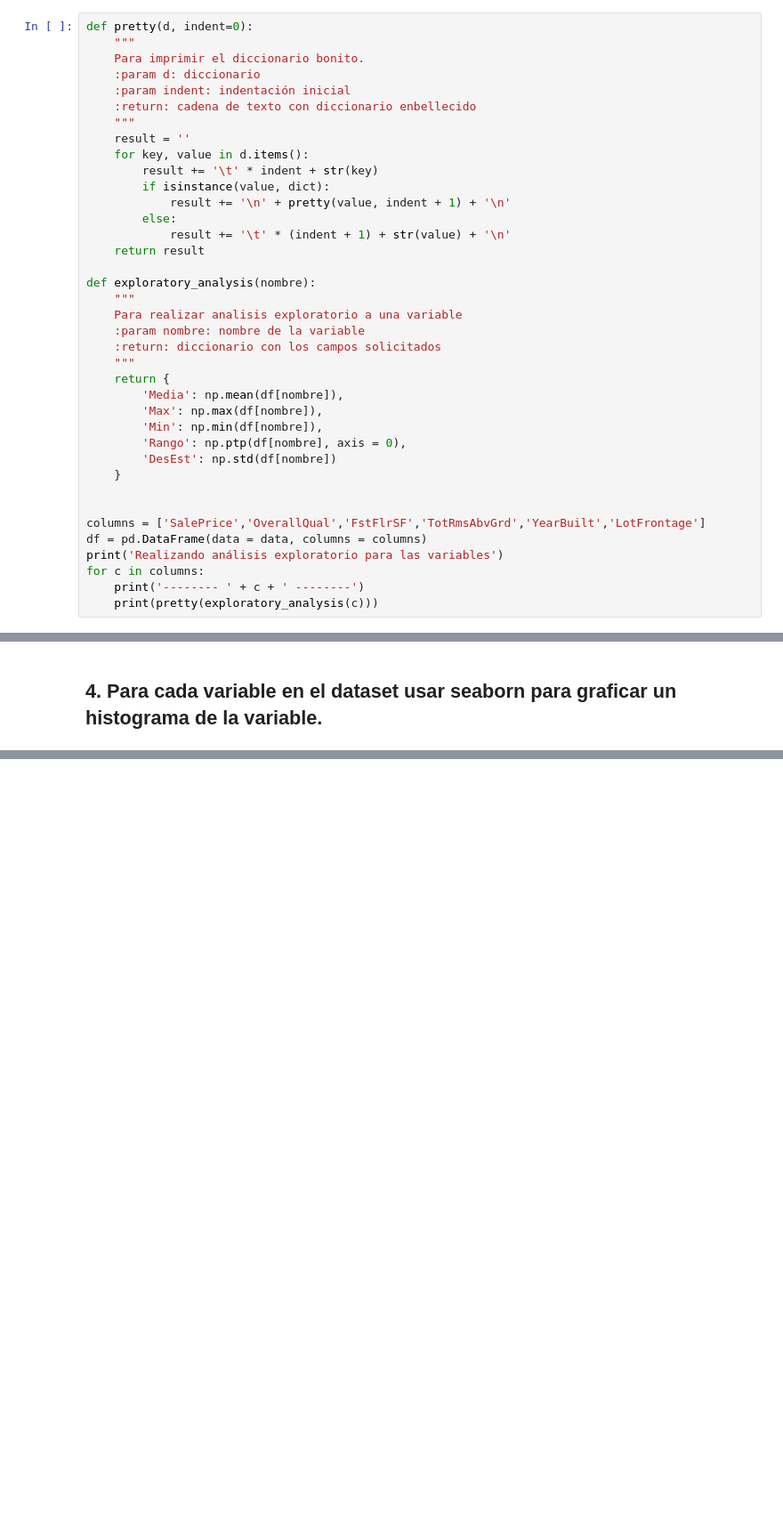
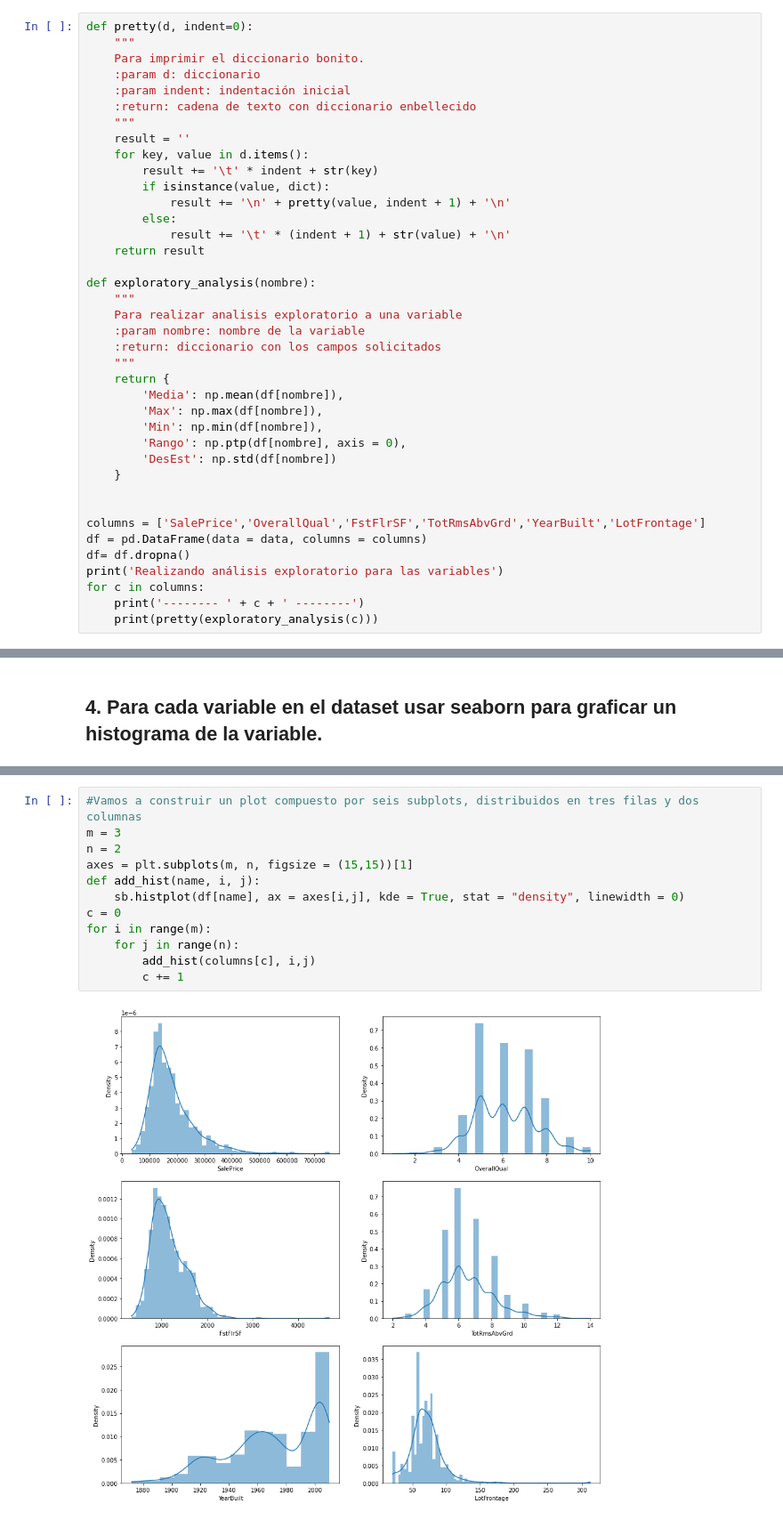
Before and after one commit to estuardonavarro/CDP_Proyecto, a Jupyter notebook: Proyecto.ipynb, the cells around one changed output, grey strips where cells are left out. Shown at 89% size. Saved outputs shown, nothing was run; the diff lists cells and outputs as text; blank space fills up the shorter version.

```diff
--- a/Proyecto.ipynb
+++ b/Proyecto.ipynb
@@ -71,6 +71,7 @@ def exploratory_analysis(nombre):
 
 columns = ['SalePrice','OverallQual','FstFlrSF','TotRmsAbvGrd','YearBuilt','LotFrontage']
 df = pd.DataFrame(data = data, columns = columns)
+df= df.dropna()
 print('Realizando análisis exploratorio para las variables')
 for c in columns:
     print('-------- ' + c + ' --------')
@@ -109,0 +99,14 @@ sb.histplot(df["LotFrontage"], ax = axes[1, 2], kde = True, stat = "density", li
+# %%
+#Vamos a construir un plot compuesto por seis subplots, distribuidos en tres filas y dos columnas
+m = 3
+n = 2
+axes = plt.subplots(m, n, figsize = (15,15))[1]
+def add_hist(name, i, j):
+    sb.histplot(df[name], ax = axes[i,j], kde = True, stat = "density", linewidth = 0)
+c = 0
+for i in range(m):
+    for j in range(n):
+        add_hist(columns[c], i,j)
+        c += 1
+# %% [output]
+[figure, added]
```
Also changed, not shown: parts of 4 cells of this notebook.
